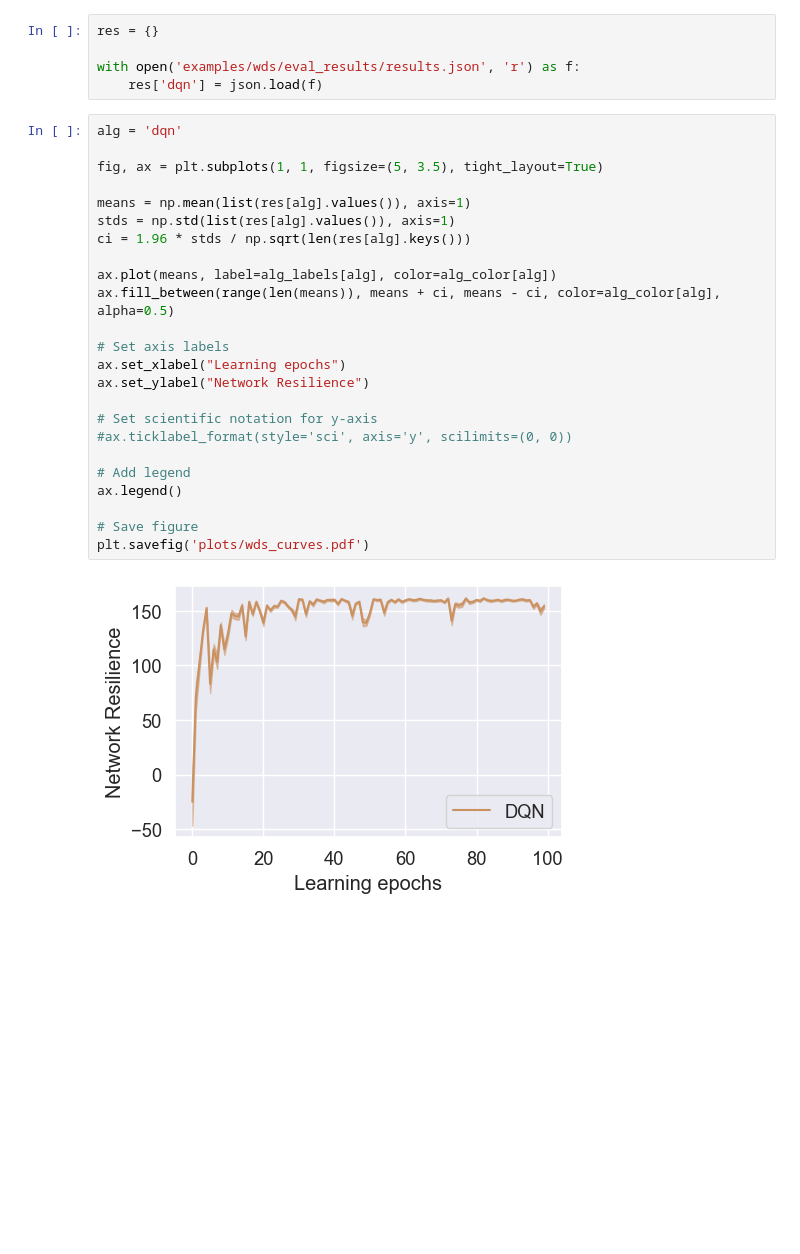
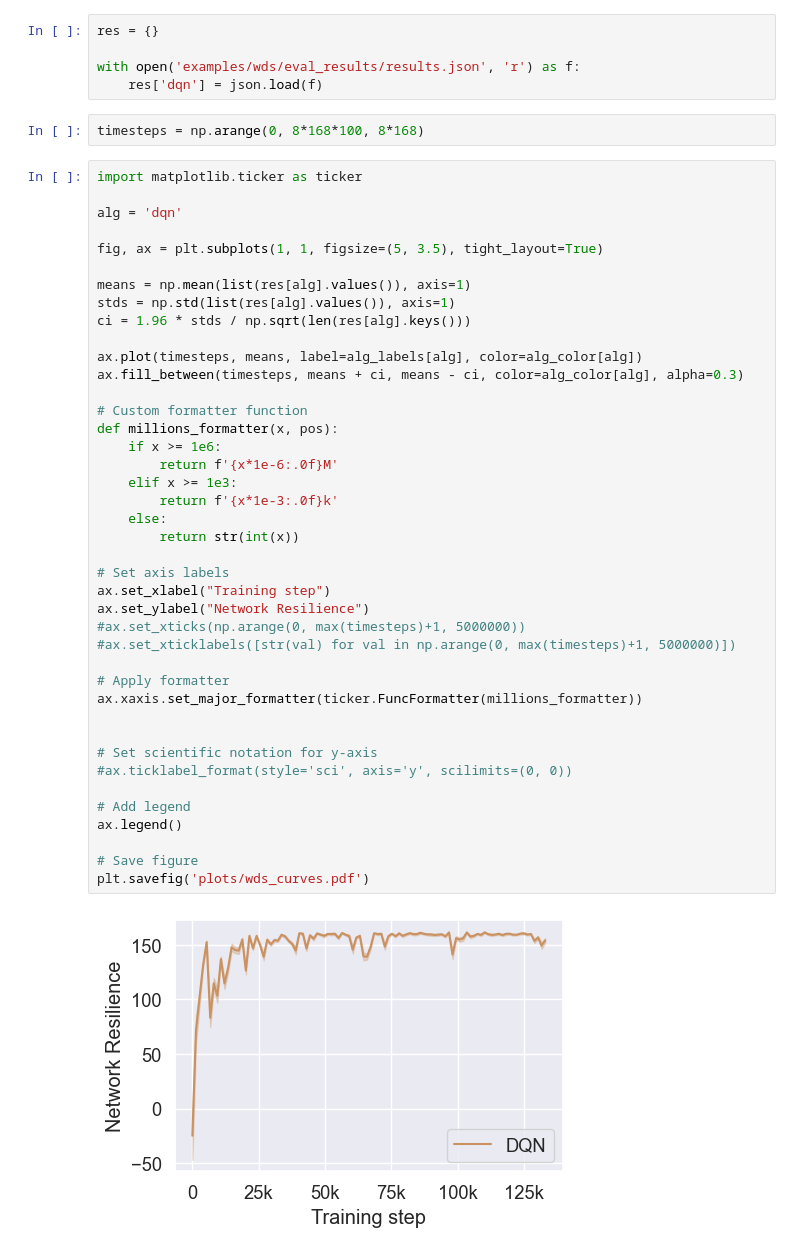
Before and after one commit to Daveonwave/gym4ReaL, a Jupyter notebook: examples/wds/learning_curves.ipynb, the cells around one changed output. Cells and saved outputs as stored; diff of their text form; blank space fills up the shorter version.

```diff
--- a/examples/wds/learning_curves.ipynb
+++ b/examples/wds/learning_curves.ipynb
@@ -53,29 +53,48 @@ res = {}
 
 with open('examples/wds/eval_results/results.json', 'r') as f:
     res['dqn'] = json.load(f)
+# %%
+timesteps = np.arange(0, 8*168*100, 8*168)
 # %%
+import matplotlib.ticker as ticker
+
 alg = 'dqn'
 
 fig, ax = plt.subplots(1, 1, figsize=(5, 3.5), tight_layout=True)
 
 means = np.mean(list(res[alg].values()), axis=1)
 stds = np.std(list(res[alg].values()), axis=1)
 ci = 1.96 * stds / np.sqrt(len(res[alg].keys()))
 
-ax.plot(means, label=alg_labels[alg], color=alg_color[alg])
-ax.fill_between(range(len(means)), means + ci, means - ci, color=alg_color[alg], alpha=0.5)
+ax.plot(timesteps, means, label=alg_labels[alg], color=alg_color[alg])
+ax.fill_between(timesteps, means + ci, means - ci, color=alg_color[alg], alpha=0.3)
+
+# Custom formatter function
+def millions_formatter(x, pos):
+    if x >= 1e6:
+        return f'{x*1e-6:.0f}M'
+    elif x >= 1e3:
+        return f'{x*1e-3:.0f}k'
+    else:
+        return str(int(x))
 
 # Set axis labels
-ax.set_xlabel("Learning epochs")
+ax.set_xlabel("Training step")
 ax.set_ylabel("Network Resilience")
+#ax.set_xticks(np.arange(0, max(timesteps)+1, 5000000))
+#ax.set_xticklabels([str(val) for val in np.arange(0, max(timesteps)+1, 5000000)])
+
+# Apply formatter
+ax.xaxis.set_major_formatter(ticker.FuncFormatter(millions_formatter))
+
 
 # Set scientific notation for y-axis
 #ax.ticklabel_format(style='sci', axis='y', scilimits=(0, 0))
 
 # Add legend
 ax.legend()
 
 # Save figure
 plt.savefig('plots/wds_curves.pdf')
 # %% [output]
-[figure, old version]
+[figure, new version]
```
Also changed, not shown: 9 other files.
